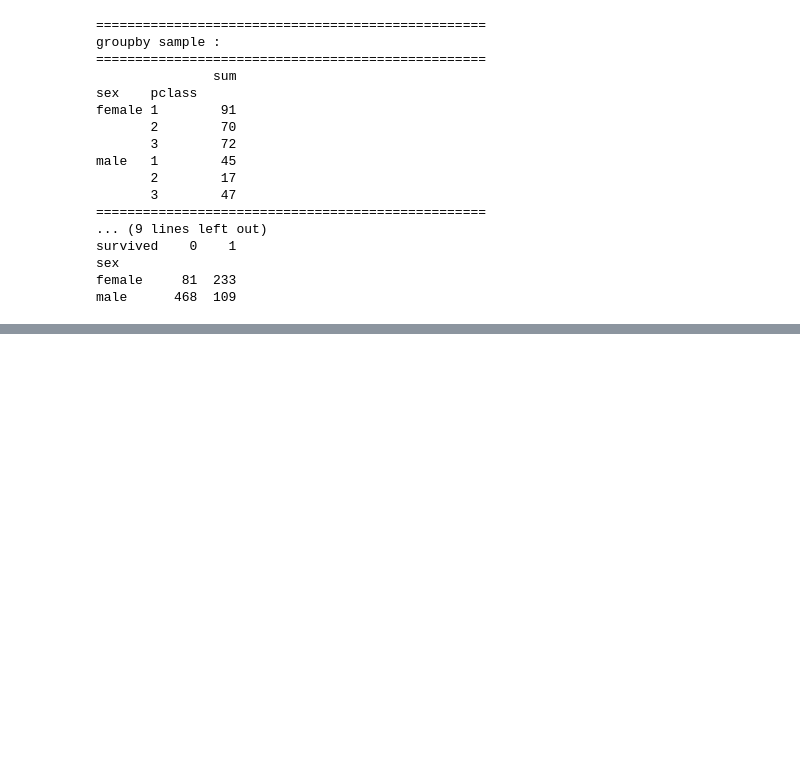
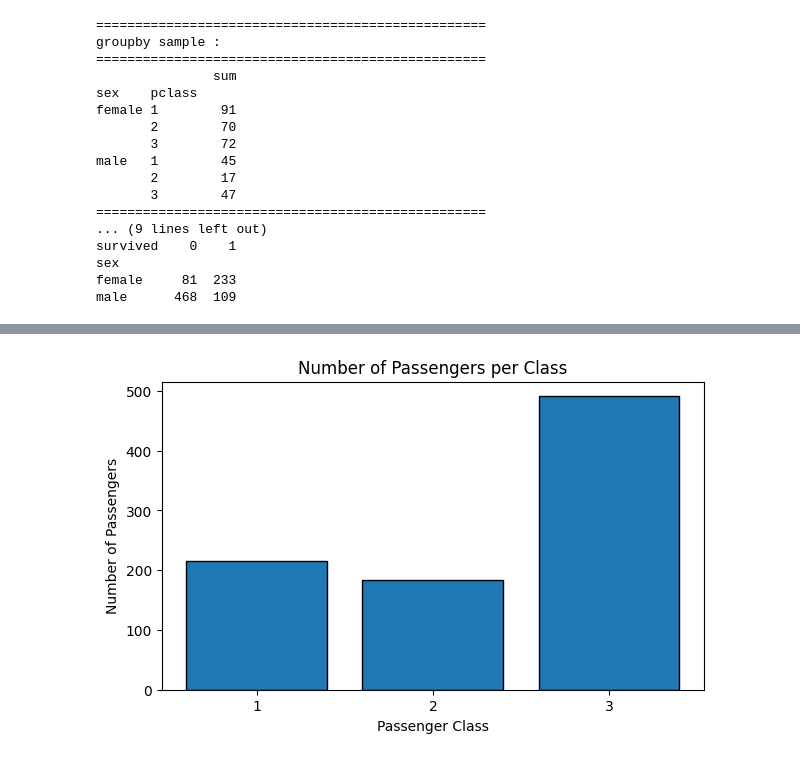
Before and after one commit to ikara-py/ml_preparation, a Jupyter notebook: challenges.ipynb, the cells around one changed output, grey strips where cells are left out. Drawn from its saved outputs; the diff is of its cells as text; code cells hidden in the pictures; blank space fills up the shorter version.

```diff
--- a/challenges.ipynb
+++ b/challenges.ipynb
@@ -939,0 +960,15 @@ Correlations
+# %%
+class_counts = df['pclass'].value_counts().sort_index()
+
+plt.figure(figsize=(7, 4))
+
+plt.bar(class_counts.index, class_counts.values, edgecolor='black')
+
+plt.title('Number of Passengers per Class')
+plt.xlabel('Passenger Class')
+plt.ylabel('Number of Passengers')
+plt.xticks([1, 2, 3])
+
+plt.show()
+# %% [output]
+[figure, added]
```
Also changed, not shown: parts of 16 cells of this notebook.
